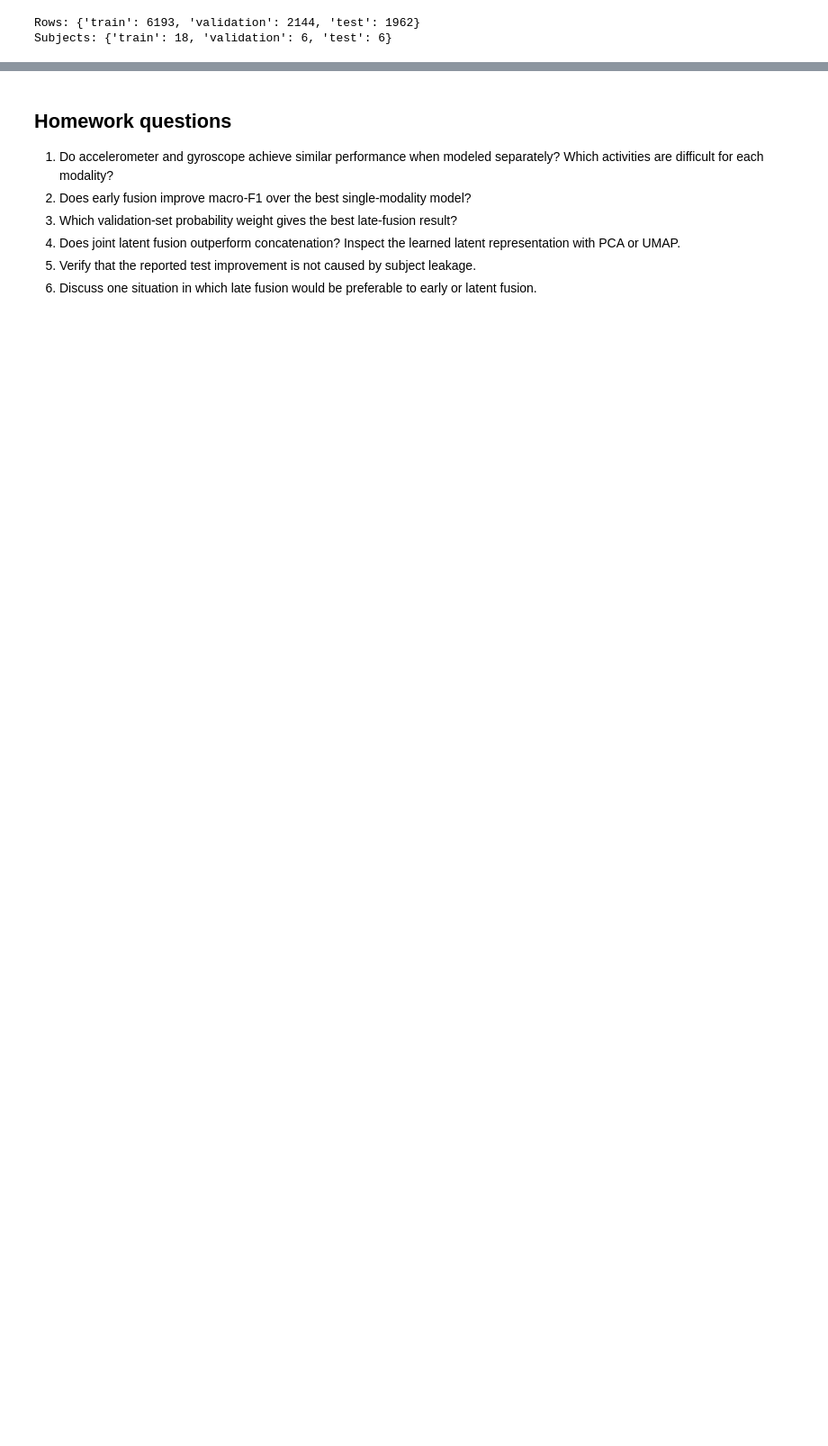
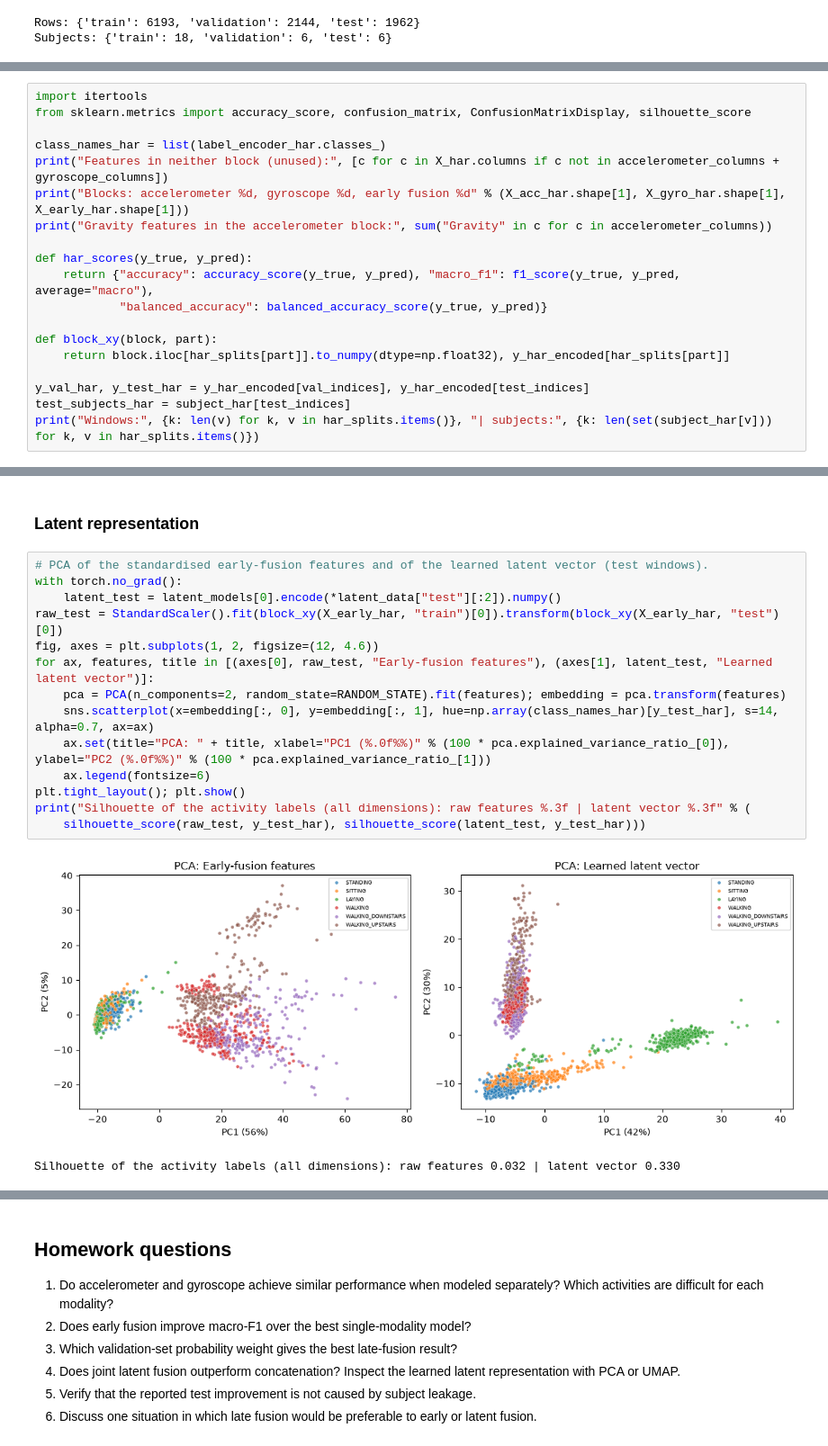
Before and after one commit to AnnGur/KSE_ML_for_bioinformatics, a Jupyter notebook: practicals/week11/Practical_11_Multimodal_SCOPE_seq2.ipynb, the cells around one changed output, grey strips where cells are left out. Shown at 90% size. Cells and saved outputs as stored; diff of their text form; blank space fills up the shorter version.

```diff
--- a/practicals/week11/Practical_11_Multimodal_SCOPE_seq2.ipynb
+++ b/practicals/week11/Practical_11_Multimodal_SCOPE_seq2.ipynb
@@ -1095,0 +1103,19 @@ early_fusion (10299, 558)
+# %%
+import itertools
+from sklearn.metrics import accuracy_score, confusion_matrix, ConfusionMatrixDisplay, silhouette_score
+
+class_names_har = list(label_encoder_har.classes_)
+print("Features in neither block (unused):", [c for c in X_har.columns if c not in accelerometer_columns + gyroscope_columns])
+print("Blocks: accelerometer %d, gyroscope %d, early fusion %d" % (X_acc_har.shape[1], X_gyro_har.shape[1], X_early_har.shape[1]))
+print("Gravity features in the accelerometer block:", sum("Gravity" in c for c in accelerometer_columns))
+
+def har_scores(y_true, y_pred):
+    return {"accuracy": accuracy_score(y_true, y_pred), "macro_f1": f1_score(y_true, y_pred, average="macro"),
+            "balanced_accuracy": balanced_accuracy_score(y_true, y_pred)}
+
+def block_xy(block, part):
+    return block.iloc[har_splits[part]].to_numpy(dtype=np.float32), y_har_encoded[har_splits[part]]
+
+y_val_har, y_test_har = y_har_encoded[val_indices], y_har_encoded[test_indices]
+test_subjects_har = subject_har[test_indices]
+print("Windows:", {k: len(v) for k, v in har_splits.items()}, "| subjects:", {k: len(set(subject_har[v])) for k, v in har_splits.items()})
@@ -1095,0 +1343,19 @@ early_fusion (10299, 558)
+# %% [markdown]
+### Latent representation
+# %%
+# PCA of the standardised early-fusion features and of the learned latent vector (test windows).
+with torch.no_grad():
+    latent_test = latent_models[0].encode(*latent_data["test"][:2]).numpy()
+raw_test = StandardScaler().fit(block_xy(X_early_har, "train")[0]).transform(block_xy(X_early_har, "test")[0])
+fig, axes = plt.subplots(1, 2, figsize=(12, 4.6))
+for ax, features, title in [(axes[0], raw_test, "Early-fusion features"), (axes[1], latent_test, "Learned latent vector")]:
+    pca = PCA(n_components=2, random_state=RANDOM_STATE).fit(features); embedding = pca.transform(features)
+    sns.scatterplot(x=embedding[:, 0], y=embedding[:, 1], hue=np.array(class_names_har)[y_test_har], s=14, alpha=0.7, ax=ax)
+    ax.set(title="PCA: " + title, xlabel="PC1 (%.0f%%)" % (100 * pca.explained_variance_ratio_[0]), ylabel="PC2 (%.0f%%)" % (100 * pca.explained_variance_ratio_[1]))
+    ax.legend(fontsize=6)
+plt.tight_layout(); plt.show()
+print("Silhouette of the activity labels (all dimensions): raw features %.3f | latent vector %.3f" % (
+    silhouette_score(raw_test, y_test_har), silhouette_score(latent_test, y_test_har)))
+# %% [output]
+[figure, added]
+Silhouette of the activity labels (all dimensions): raw features 0.032 | latent vector 0.330
```
Also changed, not shown: parts of 16 cells of this notebook.
